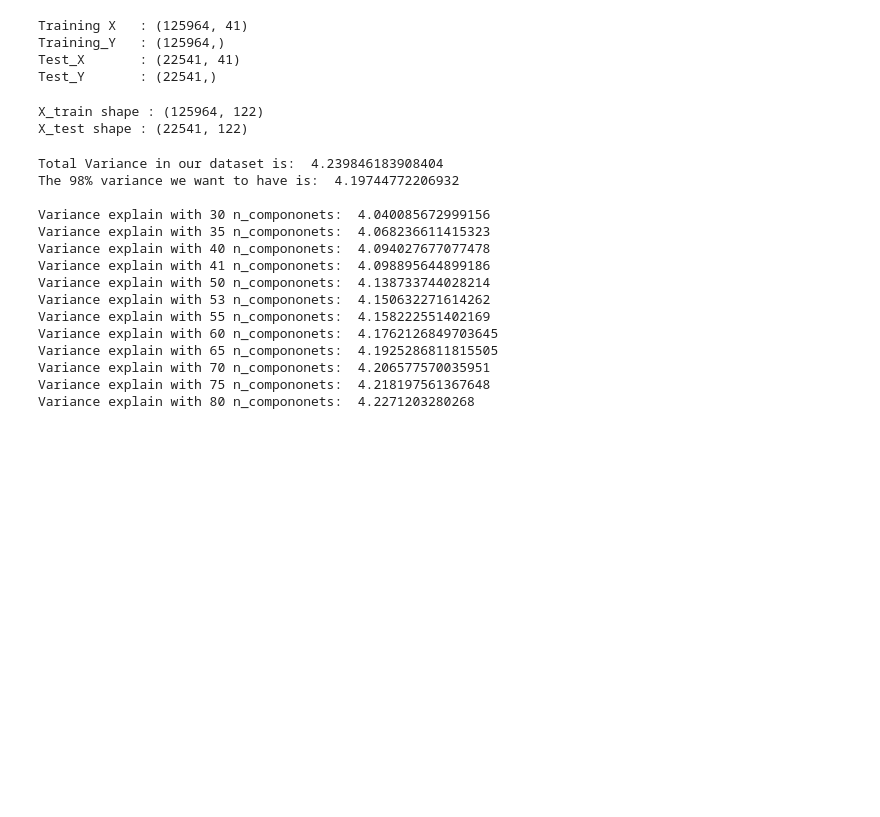
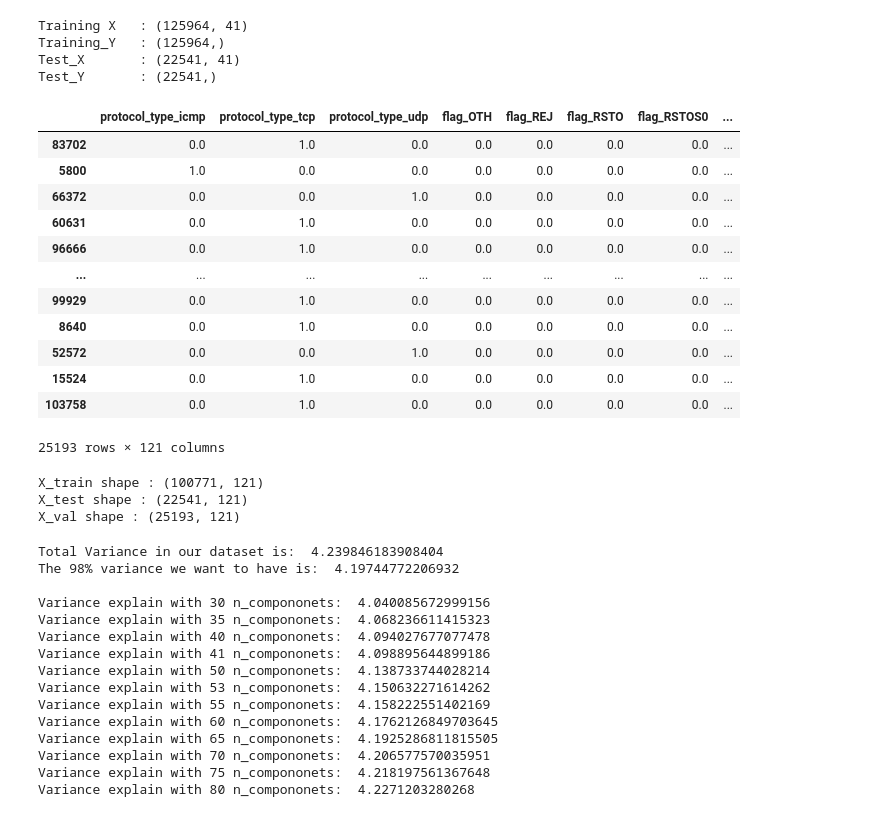
Before and after one commit to Lasitha-Jayawardana/IDS, a Jupyter notebook: K_Mean_NSL.ipynb, the cells around one changed output. Cells and saved outputs as stored; diff of their text form; code cells hidden in the pictures; blank space fills up the shorter version.

Commit message:
Test with cross validation set

```diff
--- a/K_Mean_NSL.ipynb
+++ b/K_Mean_NSL.ipynb
@@ -175,42 +175,66 @@ Training X   : (125964, 41)
 Training_Y   : (125964,)
 Test_X       : (22541, 41)
 Test_Y       : (22541,)
+# %%
+X_train, X_val, Y_train, Y_val = train_test_split(X_train, Y_train, test_size=0.2, random_state=1) # 0.25 x 0.8 = 0.2
+# %%
+X_val
+# %% [output]
+|  | protocol_type_icmp | protocol_type_tcp | protocol_type_udp | flag_OTH | flag_REJ | flag_RSTO | flag_RSTOS0 | ... |
+| 83702 | 0.0 | 1.0 | 0.0 | 0.0 | 0.0 | 0.0 | 0.0 | ... |
+| 5800 | 1.0 | 0.0 | 0.0 | 0.0 | 0.0 | 0.0 | 0.0 | ... |
+| 66372 | 0.0 | 0.0 | 1.0 | 0.0 | 0.0 | 0.0 | 0.0 | ... |
+| 60631 | 0.0 | 1.0 | 0.0 | 0.0 | 0.0 | 0.0 | 0.0 | ... |
+| 96666 | 0.0 | 1.0 | 0.0 | 0.0 | 0.0 | 0.0 | 0.0 | ... |
+| ... | ... | ... | ... | ... | ... | ... | ... | ... |
+| 99929 | 0.0 | 1.0 | 0.0 | 0.0 | 0.0 | 0.0 | 0.0 | ... |
+| 8640 | 0.0 | 1.0 | 0.0 | 0.0 | 0.0 | 0.0 | 0.0 | ... |
+| 52572 | 0.0 | 0.0 | 1.0 | 0.0 | 0.0 | 0.0 | 0.0 | ... |
+| 15524 | 0.0 | 1.0 | 0.0 | 0.0 | 0.0 | 0.0 | 0.0 | ... |
+| 103758 | 0.0 | 1.0 | 0.0 | 0.0 | 0.0 | 0.0 | 0.0 | ... |
+25193 rows × 121 columns
 # %%
-def one_hot_encode(X_train,X_test):# Making categorical variables into numeric representation by one- hot encoding
+def one_hot_encode(X_train,X_test,X_val):# Making categorical variables into numeric representation by one- hot encoding
 
-    categorical_cols = ['protocol_type','flag','service']
+  categorical_cols = ['protocol_type','flag','service']
 
-    # Training dataset one hot encoding
-    ohe = OneHotEncoder(handle_unknown = 'ignore')
-    ohe.fit(X_train[categorical_cols])
-    array_hot_encoded1 = ohe.transform(X_train[categorical_cols]).toarray()
+  # Training dataset one hot encoding
+  ohe = OneHotEncoder(handle_unknown = 'ignore')
+  ohe.fit(X_train[categorical_cols])
+  array_hot_encoded1 = ohe.transform(X_train[categorical_cols]).toarray()
 
-    data_hot_encoded1 = pd.DataFrame(array_hot_encoded1, index=X_train.index,columns=ohe.get_feature_names(categorical_cols))
-    X_train = X_train.drop(columns=categorical_cols)
-    X_train = pd.concat([data_hot_encoded1,X_train], axis=1)
+  data_hot_encoded1 = pd.DataFrame(array_hot_encoded1, index=X_train.index,columns=ohe.get_feature_names(categorical_cols))
+  X_train = X_train.drop(columns=categorical_cols)
+  X_train = pd.concat([data_hot_encoded1,X_train], axis=1)
 
-    print('X_train shape :',X_train.shape)
+  print('X_train shape :',X_train.shape)
 
-    # Test dataset one hot encoding
-    array_hot_encoded2 = ohe.transform(X_test[categorical_cols]).toarray()
-    data_hot_encoded2 = pd.DataFrame(array_hot_encoded2, index=X_test.index,columns=ohe.get_feature_names(categorical_cols))
-    X_test = X_test.drop(columns=categorical_cols)
-    X_test = pd.concat([data_hot_encoded2,X_test], axis=1)
+  # Test dataset one hot encoding
+  array_hot_encoded2 = ohe.transform(X_test[categorical_cols]).toarray()
+  data_hot_encoded2 = pd.DataFrame(array_hot_encoded2, index=X_test.index,columns=ohe.get_feature_names(categorical_cols))
+  X_test = X_test.drop(columns=categorical_cols)
+  X_test = pd.concat([data_hot_encoded2,X_test], axis=1)
 
-    print('X_test shape :',X_test.shape)
+  print('X_test shape :',X_test.shape)
+
+  array_hot_encoded3 = ohe.transform(X_val[categorical_cols]).toarray()
+  data_hot_encoded3 = pd.DataFrame(array_hot_encoded3, index=X_val.index,columns=ohe.get_feature_names(categorical_cols))
+  X_val = X_val.drop(columns=categorical_cols)
+  X_val = pd.concat([data_hot_encoded3,X_val], axis=1)
+
+  print('X_val shape :',X_val.shape)
 
 
 
-
-
-    return X_train, X_test
+  return X_train, X_test,X_val
 
 
 
-X_train, X_test = one_hot_encode(X_train,X_test)
+X_train, X_test, X_val = one_hot_encode(X_train,X_test,X_val)
 # %% [output]
-X_train shape : (125964, 122)
-X_test shape : (22541, 122)
+X_train shape : (100771, 121)
+X_test shape : (22541, 121)
+X_val shape : (25193, 121)
 # %%
 #X_train
 # %%
```
Also changed, not shown: parts of 9 cells of this notebook.
